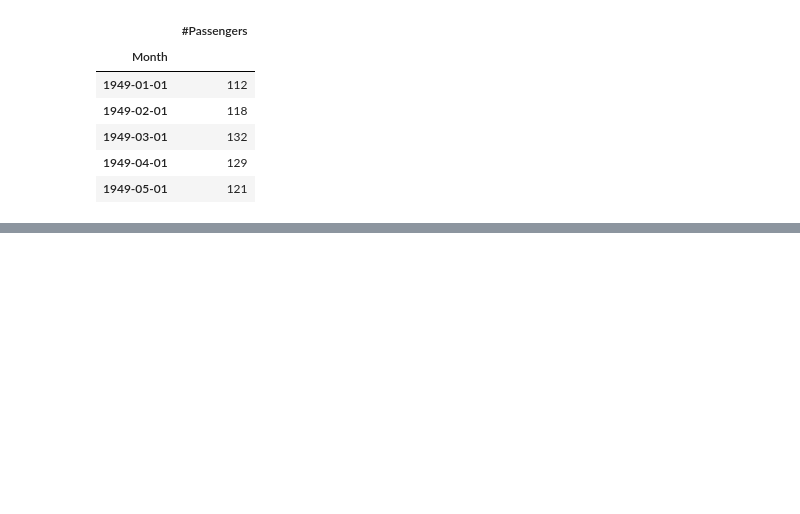
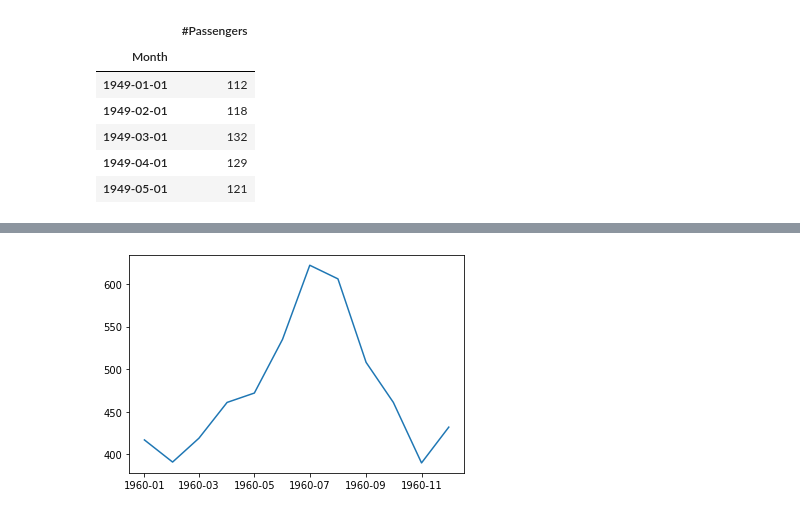
Before and after one commit to caiquemiranda/machine-learning-studies, a Jupyter notebook: 11.00-time-series.ipynb, the cells around one changed output, grey strips where cells are left out. Drawn from its saved outputs; the diff is of its cells as text; code cells hidden in the pictures; blank space fills up the shorter version.

```diff
--- a/11.00-time-series.ipynb
+++ b/11.00-time-series.ipynb
@@ -40,0 +173,7 @@ dataset.head()
+# %%
+# apenas 1960
+
+time_series_datas = time_series['1960-01-01':'1960-12-01']
+plt.plot(time_series_datas);
+# %% [output]
+[figure, added]
```
Also changed, not shown: parts of 16 cells of this notebook.
